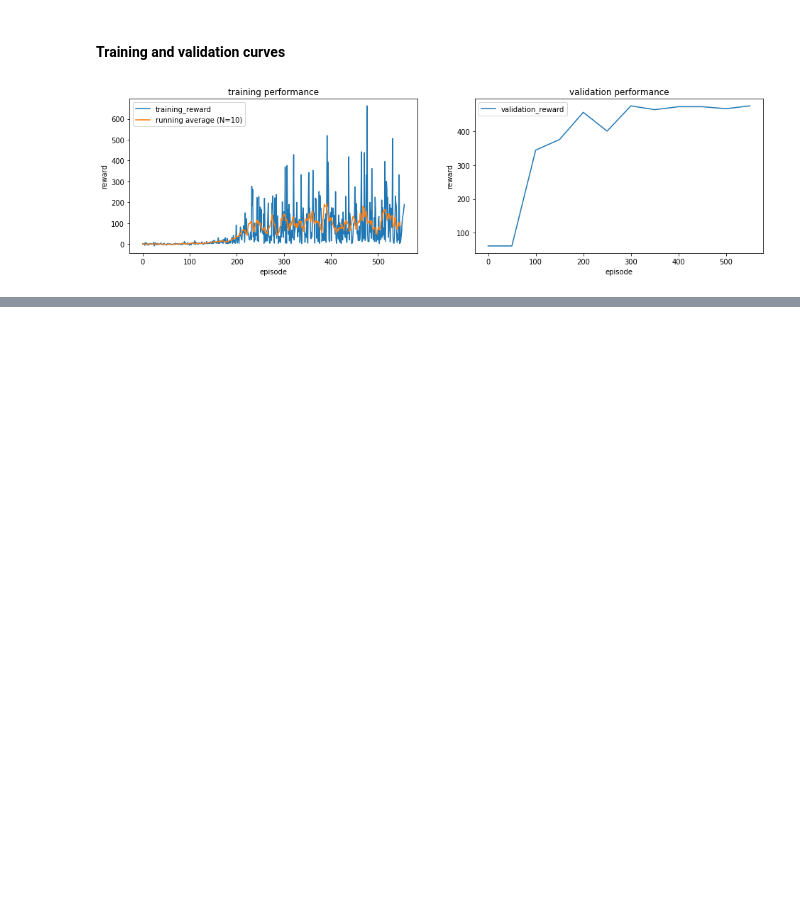
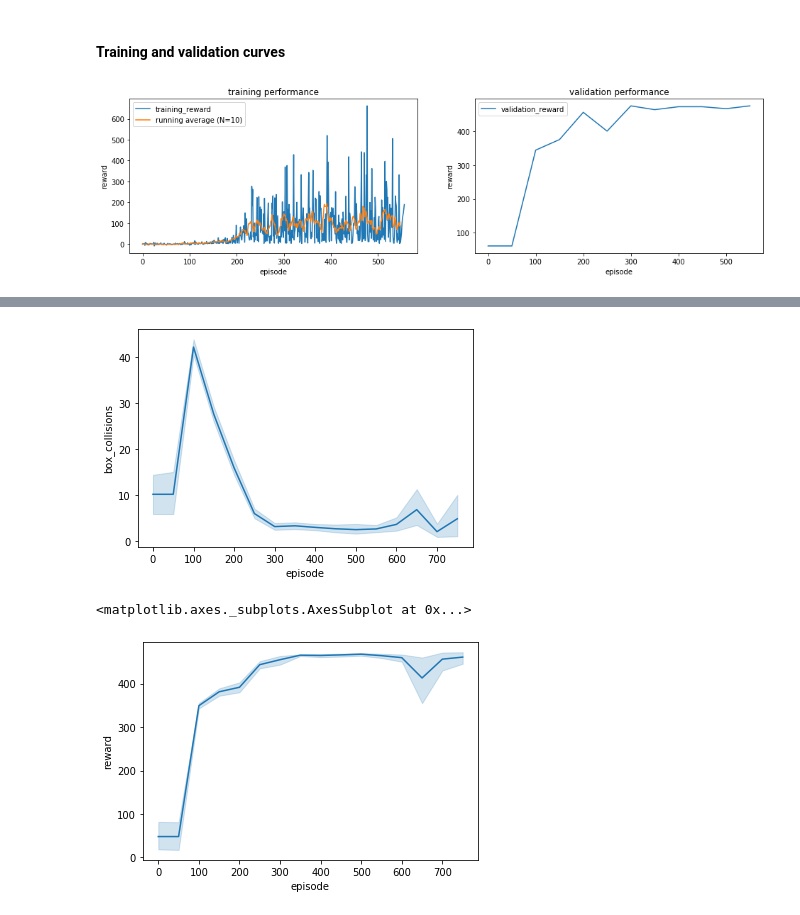
Before and after one commit to neuralcodinglab/RL-mobility, a Jupyter notebook: Python/Experiments/Experiment 1 [LR 8e-4 Gamma 5e-1].ipynb, the cells around one changed output, grey strips where cells are left out. Saved outputs shown, nothing was run; the diff lists cells and outputs as text; code cells hidden in the pictures; blank space fills up the shorter version.

```diff
--- a/Python/Experiments/Experiment 1 [LR 8e-4 Gamma 5e-1].ipynb
+++ b/Python/Experiments/Experiment 1 [LR 8e-4 Gamma 5e-1].ipynb
@@ -393,33 +433,5 @@ from testing import test
 # %% [markdown]
 #### Run models on test environment:
-# %%
-# Image processing
-class ImageProcessor(object):
-    def __init__(self, phosphene_resolution=None, imsize=128):
-        """ @TODO
-        - Extended image processing
-        """
-        self.imsize = imsize
-        if phosphene_resolution is not None:
-            self.simulator = utils.PhospheneSimulator(phosphene_resolution=(phosphene_resolution,phosphene_resolution),
-                                                     size=(128,128),
-                                                     jitter=0.25,
-                                                     intensity_var=0.9,
-                                                     aperture=.66,
-                                                     sigma=0.60,)
-        else:
-            self.simulator = None
-
-    def __call__(self,state_raw,):
-        frame = environment.state2usableArray(state_raw)
-        frame = cv2.cvtColor(frame, cv2.COLOR_BGR2GRAY)
-        frame = frame.astype('float32')
-        if self.simulator is not None:
-            frame = self.simulator(frame)
-
-        return torch.Tensor(frame / 255.).view(1,1,self.imsize, self.imsize)
-
-img_processing = ImageProcessor
 # %%
 # Environment parameters
 IMSIZE = 128
@@ -542,0 +678,10 @@ for y in ['reward', 'step_count', 'wall_collisions', 'box_collisions', 'endless_
+# %%
+val = all_stats.loc[all_stats.validation==1].reset_index()
+# %%
+sns.lineplot(data=val,x='episode',y='box_collisions')
+plt.show()
+sns.lineplot(data=val,x='episode',y='reward')
+# %% [output]
+[figure, added]
+<matplotlib.axes._subplots.AxesSubplot at 0x...>
+[figure, added]
```
Also changed, not shown: parts of 10 cells of this notebook.
